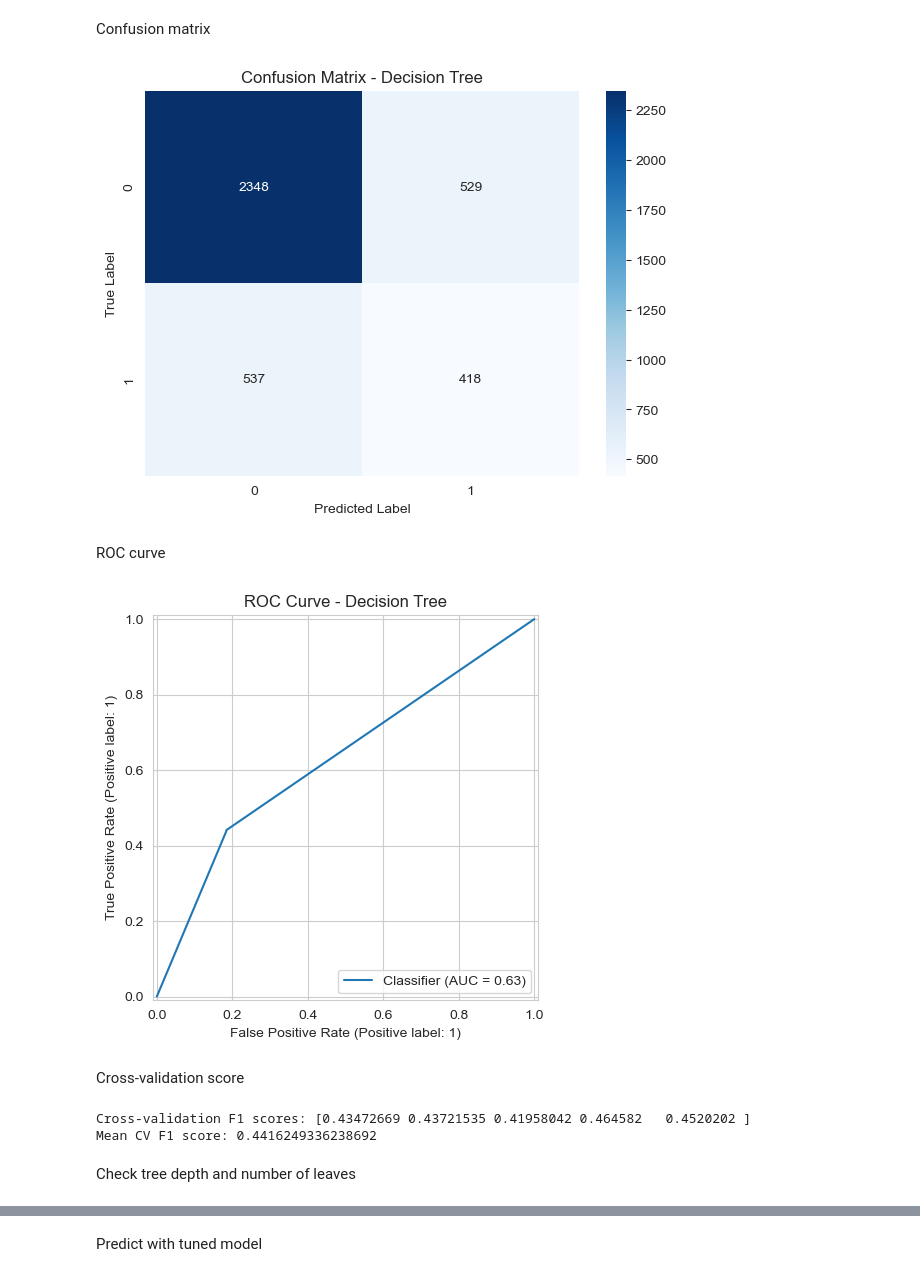
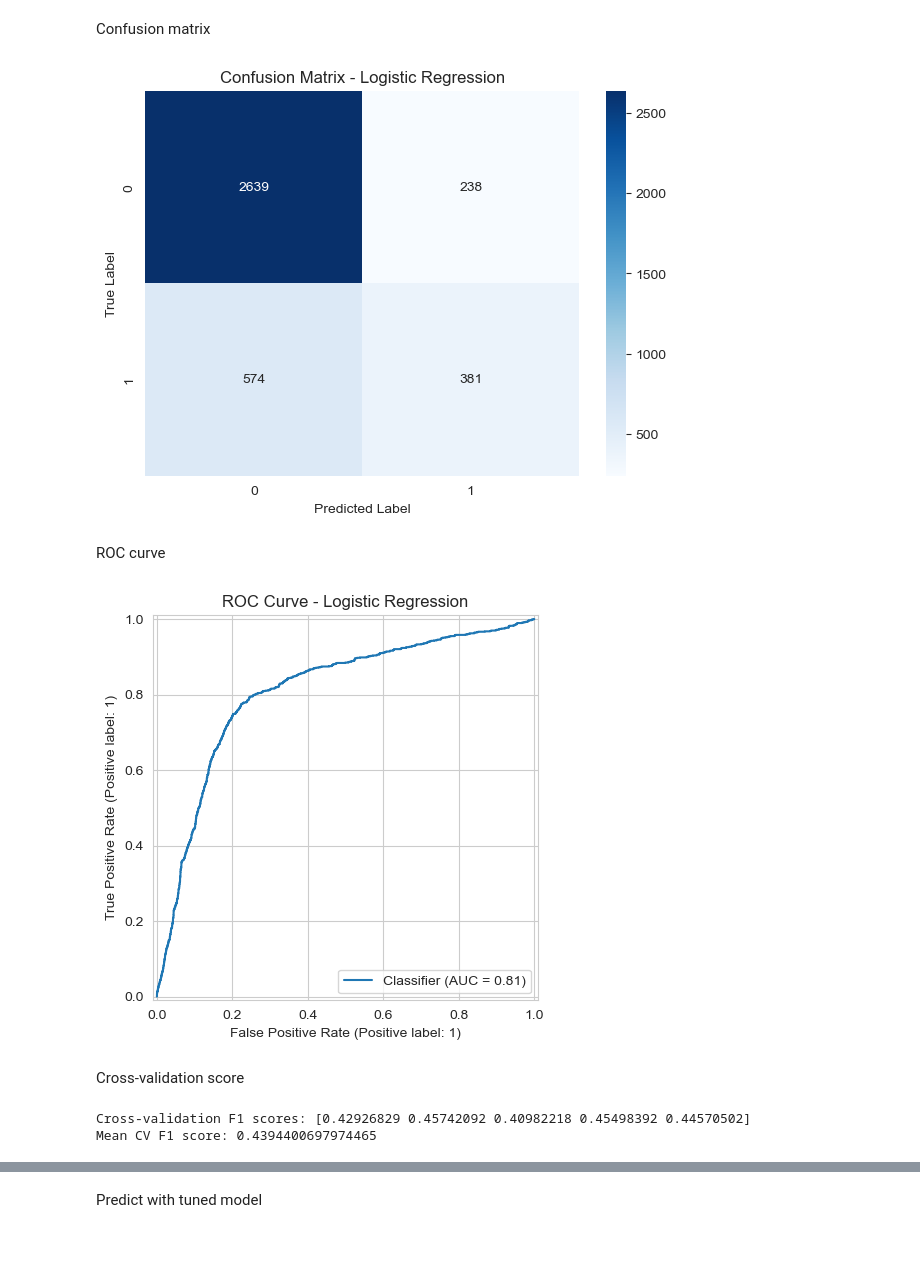
Before and after one commit to asitha-dharmarathne/Job-Change-Prediction-Using-Supervised-Learning, a Jupyter notebook: notebooks/02_logistic_regression.ipynb, the cells around one changed output, grey strips where cells are left out. Drawn from its saved outputs; the diff is of its cells as text; code cells hidden in the pictures; blank space fills up the shorter version.

Commit message:
logistic regression part done

```diff
--- a/notebooks/02_logistic_regression.ipynb
+++ b/notebooks/02_logistic_regression.ipynb
@@ -99,3 +102,0 @@ from sklearn.metrics import accuracy_score, classification_report, confusion_mat
-# %%
-dt_model = DecisionTreeClassifier(random_state=42)
-dt_model.fit(X_train, y_train)
@@ -103,0 +103,9 @@ DecisionTreeClassifier(random_state=42)
+# %%
+from sklearn.impute import SimpleImputer
+
+imputer = SimpleImputer(strategy="mean")
+X_train_scaled = imputer.fit_transform(X_train_scaled)
+X_test_scaled = imputer.transform(X_test_scaled)
+# %%
+log_reg = LogisticRegression(random_state=42, max_iter=1000)
+log_reg.fit(X_train_scaled, y_train)
@@ -109 +116,4 @@ y_proba = dt_model.predict_proba(X_test)[:, 1]
+# %%
+y_pred = log_reg.predict(X_test_scaled)
+y_prob = log_reg.predict_proba(X_test_scaled)[:, 1]
 # %% [markdown]
@@ -145,19 +155,19 @@ Confusion matrix
 cm = confusion_matrix(y_test, y_pred)
 
 sns.heatmap(cm, annot=True, fmt="d", cmap="Blues")
-plt.title("Confusion Matrix - Decision Tree")
+plt.title("Confusion Matrix - Logistic Regression")
 plt.xlabel("Predicted Label")
 plt.ylabel("True Label")
 plt.show()
 # %% [output]
-[figure, old version]
+[figure, new version]
 # %% [markdown]
 ROC curve
 # %%
-RocCurveDisplay.from_predictions(y_test, y_proba)
-plt.title("ROC Curve - Decision Tree")
+RocCurveDisplay.from_predictions(y_test, y_prob)
+plt.title("ROC Curve - Logistic Regression")
 plt.show()
 # %% [output]
-[figure, old version]
+[figure, new version]
 # %% [markdown]
 Cross-validation score
@@ -166,7 +174,9 @@ from sklearn.model_selection import cross_val_score
 # %%
+from sklearn.model_selection import cross_val_score
+
 cv_scores = cross_val_score(
-    DecisionTreeClassifier(random_state=42),
-    X_train,
+    LogisticRegression(random_state=42, max_iter=1000),
+    X_train_scaled,
     y_train,
     cv=5,
     scoring="f1"
@@ -175,7 +185,5 @@ cv_scores = cross_val_score(
 print("Cross-validation F1 scores:", cv_scores)
 print("Mean CV F1 score:", cv_scores.mean())
 # %% [output]
-Cross-validation F1 scores: [0.43472669 0.43721535 0.41958042 0.464582   0.4520202 ]
-Mean CV F1 score: 0.4416249336238692
+Cross-validation F1 scores: [0.42926829 0.45742092 0.40982218 0.45498392 0.44570502]
+Mean CV F1 score: 0.4394400697974465
-# %% [markdown]
-Check tree depth and number of leaves
```
Also changed, not shown: parts of 38 cells of this notebook, 2 other files.
